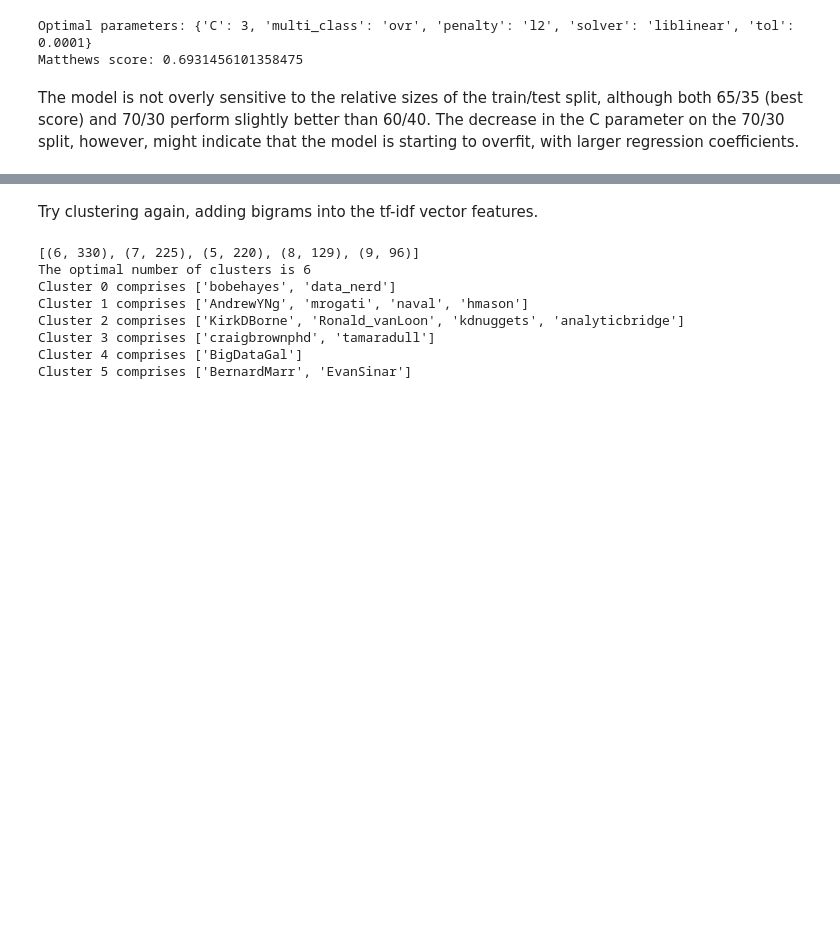
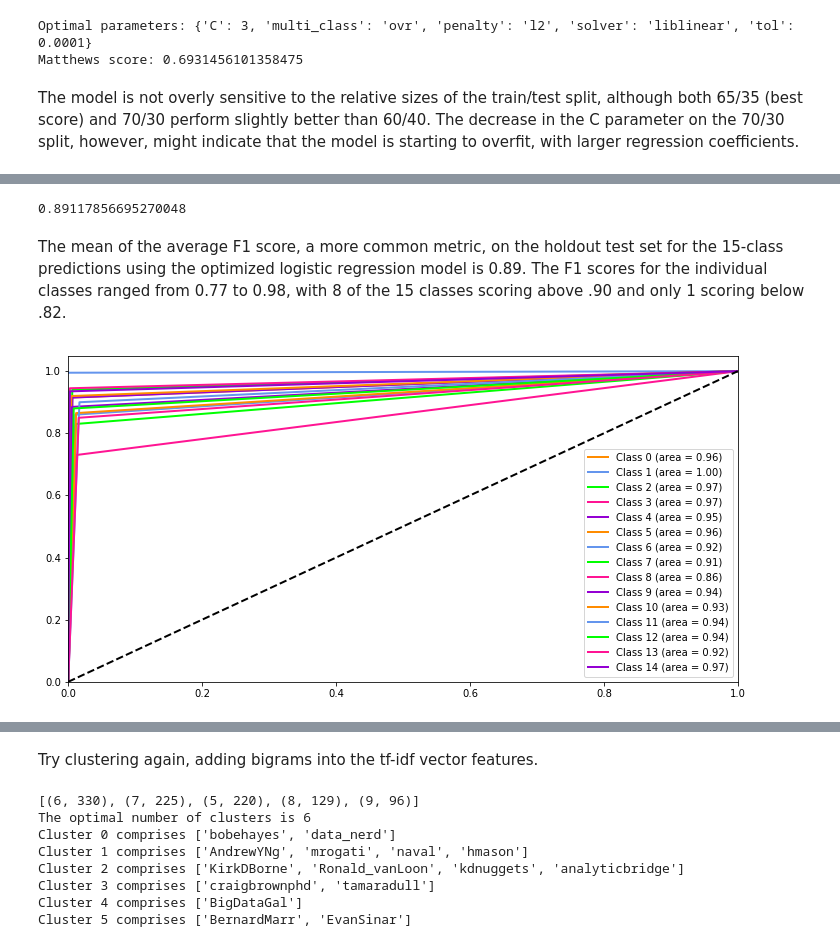
Before and after one commit to vincegiorno/twitter, a Jupyter notebook: twitter.ipynb, the cells around one changed output, grey strips where cells are left out. Drawn from its saved outputs; the diff is of its cells as text; code cells hidden in the pictures; blank space fills up the shorter version.

Commit message:
add ROC plot, cluster diagram

```diff
--- a/twitter.ipynb
+++ b/twitter.ipynb
@@ -692,0 +700,3 @@ print(matthews_corrcoef(y_groupings_test, gbc.predict(X_test_tfidf)))
+# %%
+lrc.fit(X_train_tfidf, y_groupings_train)
+print(matthews_corrcoef(y_groupings_test, lrc.predict(X_test_tfidf)))
@@ -799,5 +808,5 @@ The model seems relatively stable. Further tweaking could probably nail down the
 # %%
-opt1 = optimize(rand=7, transformer=vectorizer, t_size=0.35)
+opt4 = optimize(rand=7, transformer=vectorizer, t_size=0.35)
 # %% [output]
 Optimal parameters: {'C': 7, 'multi_class': 'ovr', 'penalty': 'l2', 'solver': 'newton-cg', 'tol': 0.01}
 Matthews score: 0.6941464651260699
@@ -810,0 +828,6 @@ The model is not overly sensitive to the relative sizes of the train/test split,
+# %%
+model_f1.mean()
+# %% [output]
+0.89117856695270048
+# %% [markdown]
+The mean of the average F1 score, a more common metric, on the holdout test set for the 15-class predictions using the optimized logistic regression model is 0.89. The F1 scores for the individual classes ranged from 0.77 to 0.98, with 8 of the 15 classes scoring above .90 and only 1 scoring below .82.
@@ -810,0 +837,33 @@ The model is not overly sensitive to the relative sizes of the train/test split,
+# %%
+y_test_bin = label_binarize(y_test, classes=list(names))
+y_pred_bin = label_binarize(opt4.best_estimator_.predict(vectorizer.transform(X_test)), classes=list(names))
+# %%
+fpr = dict()
+tpr = dict()
+roc_auc = dict()
+for i in range(len(names)):
+    fpr[i], tpr[i], _ = roc_curve(y_test_bin[:, i], y_pred_bin[:, i])
+    roc_auc[i] = auc(fpr[i], tpr[i])
+# %%
+from itertools import cycle
+
+
+colors = cycle(['darkorange', 'cornflowerblue', 'lime', 'deeppink', 'darkviolet'])
+plt.rcParams["figure.figsize"] = [12.0, 6.0]
+
+for i, color in zip(range(len(names)), colors):
+    plt.plot(fpr[i], tpr[i], color=color, lw=2,
+             label='Class {0} (area = {1:0.2f})'
+             ''.format(i, roc_auc[i]))
+
+plt.plot([0, 1], [0, 1], 'k--', lw=2)
+plt.xlim([0.0, 1.0])
+plt.ylim([0.0, 1.05])
+#plt.xlabel('False Positive Rate')
+#plt.ylabel('True Positive Rate')
+#plt.title('ROC curves for classification by individual authors')
+plt.legend(loc="lower right")
+plt.savefig('ROC')
+plt.show()
+# %% [output]
+[figure, added]
```
Also changed, not shown: parts of 15 cells of this notebook, 2 other files.
